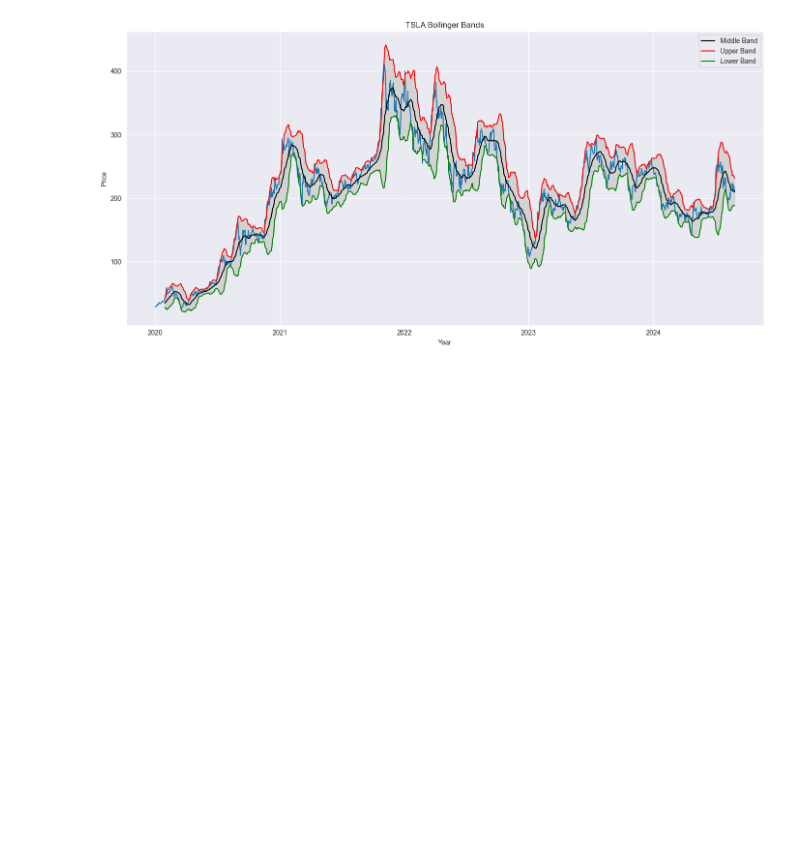
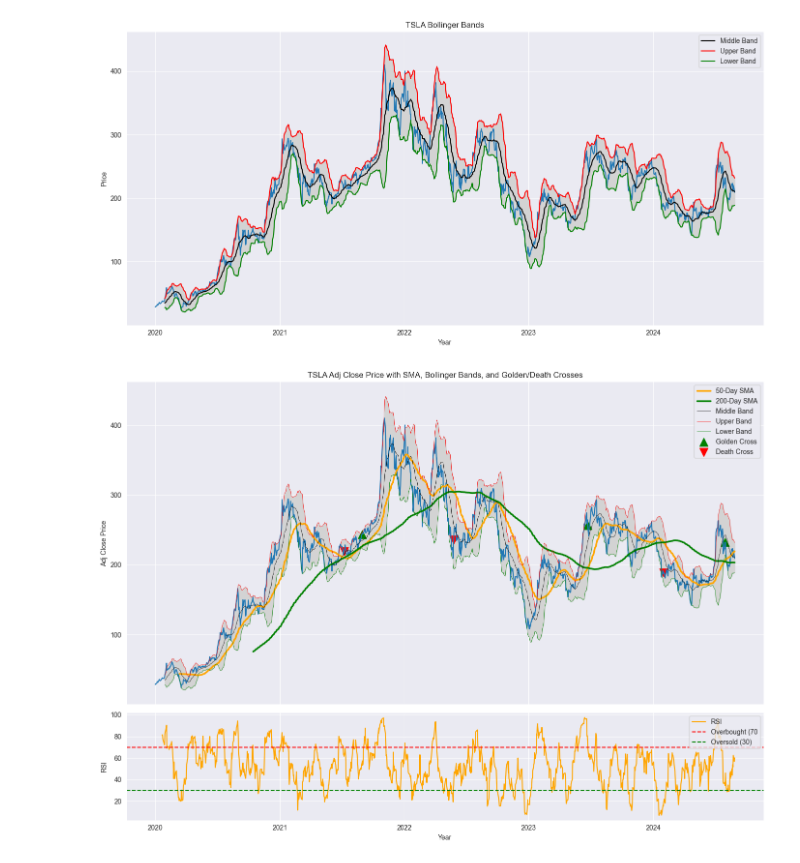
Before and after one commit to blotetheodorus/financial-data-analysis, a Jupyter notebook: financial_data_analysis.ipynb, the cells around one changed output. Saved outputs shown, nothing was run; the diff lists cells and outputs as text; code cells hidden in the pictures; blank space fills up the shorter version.

```diff
--- a/financial_data_analysis.ipynb
+++ b/financial_data_analysis.ipynb
@@ -268,3 +242,48 @@ plt.tight_layout()
 plt.show()
 # %% [output]
 [figure]
+# %%
+# Comprehensive plot: golden and death crosses, 50-Day and 200-Day SMA, bollinger bands, and RSI
+
+# Create a figure with two subplots: one for adj close price and moving averages, and one for RSI
+fig, (ax1, ax2) = plt.subplots(2, 1, figsize=(14, 10), sharex=True, gridspec_kw={'height_ratios': [3, 1]})
+
+# Plot the adj close price on the first (larger) subplot
+ax1.plot(stock_data['Adj Close'])
+
+# Plot the 50-Day and 200-Day SMA
+ax1.plot(stock_data['50-Day SMA'], label='50-Day SMA', color='orange', lw=2.5)
+ax1.plot(stock_data['200-Day SMA'], label='200-Day SMA', color='green', lw=2.5)
+# Plot bollinger bands
+ax1.plot(stock_data['Middle Band'], label='Middle Band', color='black', lw=0.5)
+ax1.plot(stock_data['Upper Band'], label='Upper Band', color='red', lw=0.5)
+ax1.plot(stock_data['Lower Band'], label='Lower Band', color='green', lw=0.5)
+
+# Fill area between bands
+ax1.fill_between(stock_data.index, stock_data['Lower Band'], stock_data['Upper Band'], color='lightgray')
+
+# Plot golden crosses
+ax1.scatter(golden_cross.index, stock_data.loc[golden_cross.index, 'Adj Close'], marker='^', color='green', s=150, label='Golden Cross')
+
+# Plot death crosses
+ax1.scatter(death_cross.index, stock_data.loc[death_cross.index, 'Adj Close'], marker='v', color='red', s=150, label='Death Cross')
+
+# Set title and labels for first subplot
+ax1.set_title(f"{ticker} Adj Close Price with SMA, Bollinger Bands, and Golden/Death Crosses")
+ax1.set_ylabel("Adj Close Price")
+ax1.legend()
+
+# Plot RSI on the second (smaller) subplot
+ax2.plot(stock_data['RSI'], label="RSI", color='orange')
+ax2.axhline(70, color='red', linestyle='--', label="Overbought (70")
+ax2.axhline(30, color='green', linestyle='--', label="Oversold (30)")
+ax2.set_xlabel("Year")
+ax2.set_ylabel("RSI")
+ax2.legend()
+
+# Improve layout
+plt.tight_layout()
+
+plt.show()
+# %% [output]
+[figure, added]
```
Also changed, not shown: parts of 8 cells of this notebook.
